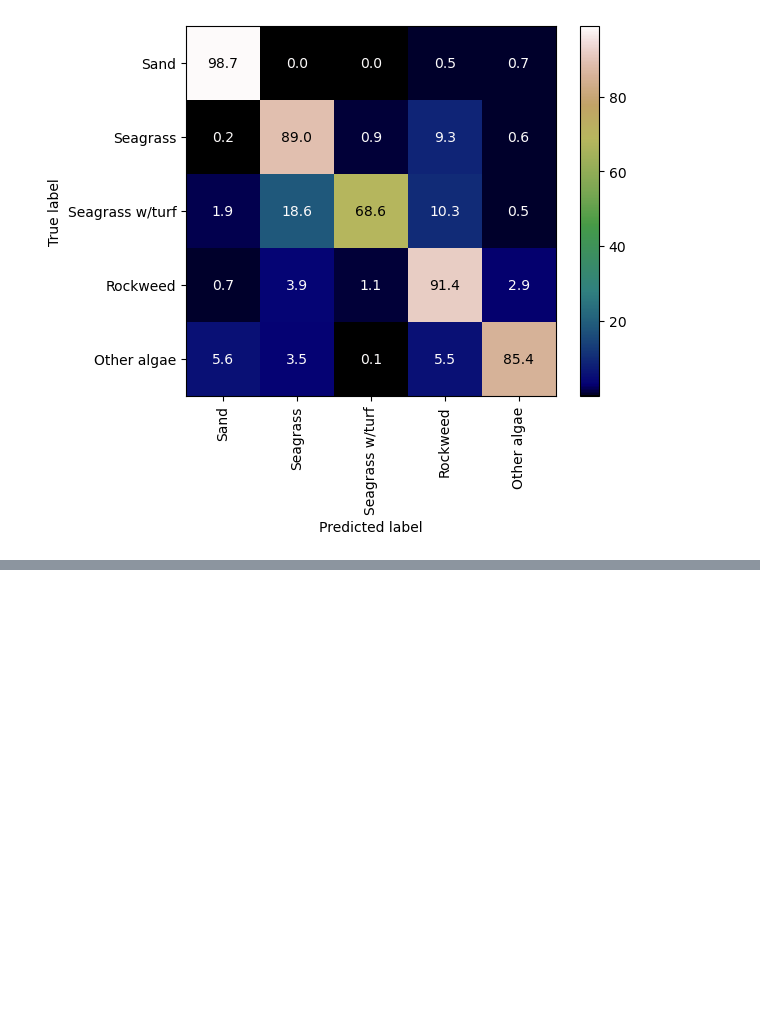
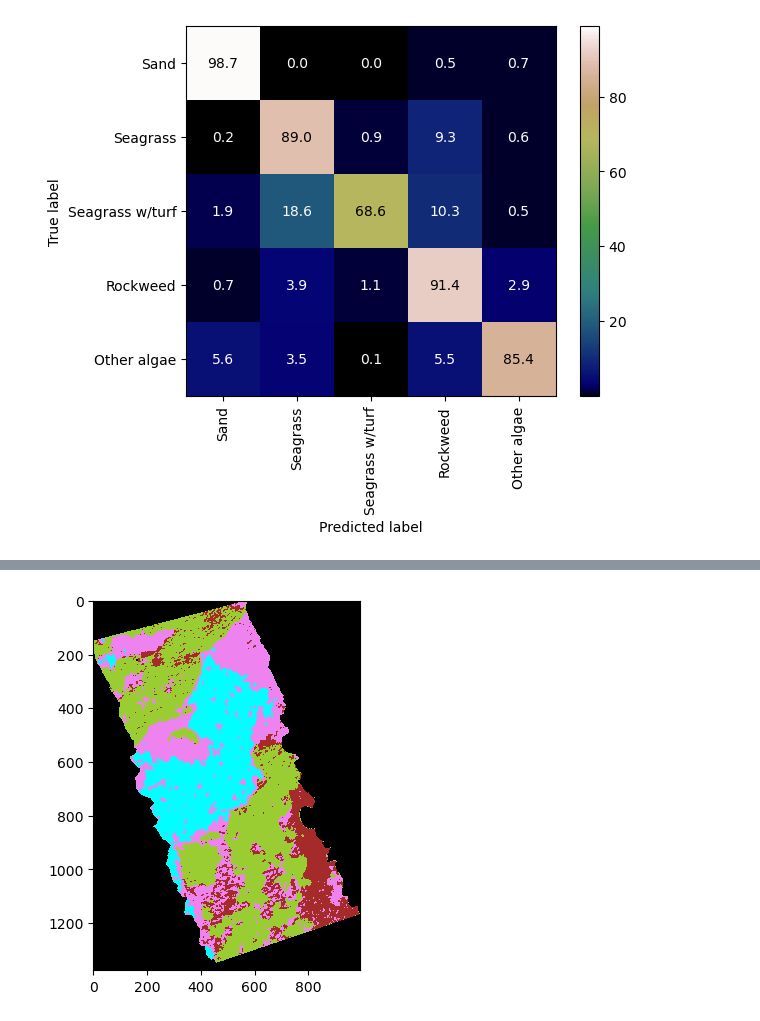
Before and after one commit to mh-skjelvareid/massimal, a Jupyter notebook: dataset_specific/20210825_Olberg/20210825_OlbergAreaS_CompareTrainedModels.ipynb, the cells around one changed output, grey strips where cells are left out. Saved outputs shown, nothing was run; the diff lists cells and outputs as text; code cells hidden in the pictures; blank space fills up the shorter version.

```diff
--- a/dataset_specific/20210825_Olberg/20210825_OlbergAreaS_CompareTrainedModels.ipynb
+++ b/dataset_specific/20210825_Olberg/20210825_OlbergAreaS_CompareTrainedModels.ipynb
@@ -211,3 +215,10 @@ for im_num in range(len(im_pred_unet)):
+# %%
+# Test majorify filtering of random forest classification
+test_filt_im = skimage.filters.rank.majority(im_pred_rfc[1].astype(np.uint8),skimage.morphology.disk(radius=3))
+plt.imshow(test_filt_im*nonzero_masks[1],vmin=0,vmax=6,cmap=custom_cmap,interpolation='none')
+plt.show()
+# %% [output]
+[figure, added]
 # %%
 # Make confusion matrix based on test images
 y_im_true = []
```
Also changed, not shown: parts of 13 cells of this notebook, 11 other files.
